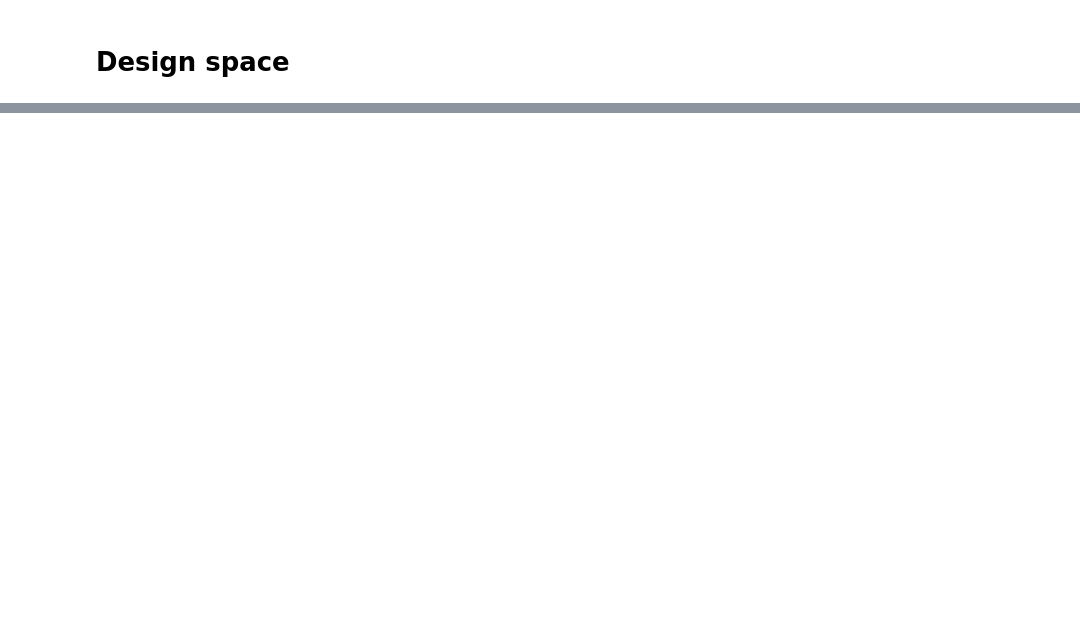
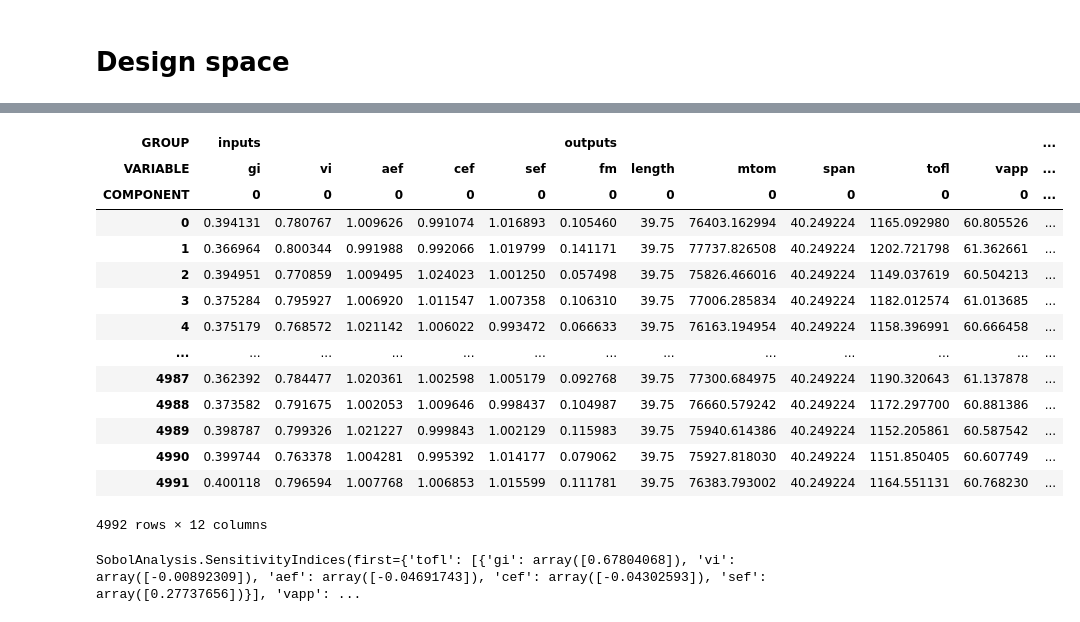
Before and after one commit to AlexandreDemarquet/projet_metamodelisation, a Jupyter notebook: pbm2_usecase2.ipynb, the cells around one changed output, grey strips where cells are left out. Cells and saved outputs as stored; diff of their text form; code cells hidden in the pictures; blank space fills up the shorter version.

```diff
--- a/pbm2_usecase2.ipynb
+++ b/pbm2_usecase2.ipynb
@@ -178,0 +139,4 @@ r2.compute_cross_validation_measure(as_dict=True)
+# %%
+sobol = SobolAnalysis()
+sobol.compute_samples([surrogate_discipline], uncertain_space, 5000)
+# %% [output]
@@ -178,0 +150,19 @@ r2.compute_cross_validation_measure(as_dict=True)
+| GROUP | inputs |  |  |  |  | outputs |  |  |  |  |  | ... |
+| VARIABLE | gi | vi | aef | cef | sef | fm | length | mtom | span | tofl | vapp | ... |
+| COMPONENT | 0 | 0 | 0 | 0 | 0 | 0 | 0 | 0 | 0 | 0 | 0 | ... |
+| 0 | 0.394131 | 0.780767 | 1.009626 | 0.991074 | 1.016893 | 0.105460 | 39.75 | 76403.162994 | 40.249224 | 1165.092980 | 60.805526 | ... |
+| 1 | 0.366964 | 0.800344 | 0.991988 | 0.992066 | 1.019799 | 0.141171 | 39.75 | 77737.826508 | 40.249224 | 1202.721798 | 61.362661 | ... |
+| 2 | 0.394951 | 0.770859 | 1.009495 | 1.024023 | 1.001250 | 0.057498 | 39.75 | 75826.466016 | 40.249224 | 1149.037619 | 60.504213 | ... |
+| 3 | 0.375284 | 0.795927 | 1.006920 | 1.011547 | 1.007358 | 0.106310 | 39.75 | 77006.285834 | 40.249224 | 1182.012574 | 61.013685 | ... |
+| 4 | 0.375179 | 0.768572 | 1.021142 | 1.006022 | 0.993472 | 0.066633 | 39.75 | 76163.194954 | 40.249224 | 1158.396991 | 60.666458 | ... |
+| ... | ... | ... | ... | ... | ... | ... | ... | ... | ... | ... | ... | ... |
+| 4987 | 0.362392 | 0.784477 | 1.020361 | 1.002598 | 1.005179 | 0.092768 | 39.75 | 77300.684975 | 40.249224 | 1190.320643 | 61.137878 | ... |
+| 4988 | 0.373582 | 0.791675 | 1.002053 | 1.009646 | 0.998437 | 0.104987 | 39.75 | 76660.579242 | 40.249224 | 1172.297700 | 60.881386 | ... |
+| 4989 | 0.398787 | 0.799326 | 1.021227 | 0.999843 | 1.002129 | 0.115983 | 39.75 | 75940.614386 | 40.249224 | 1152.205861 | 60.587542 | ... |
+| 4990 | 0.399744 | 0.763378 | 1.004281 | 0.995392 | 1.014177 | 0.079062 | 39.75 | 75927.818030 | 40.249224 | 1151.850405 | 60.607749 | ... |
+| 4991 | 0.400118 | 0.796594 | 1.007768 | 1.006853 | 1.015599 | 0.111781 | 39.75 | 76383.793002 | 40.249224 | 1164.551131 | 60.768230 | ... |
+4992 rows × 12 columns
+# %%
+sobol.compute_indices(output_names=["tofl", "vapp","vz","fm","mtom"])
+# %% [output]
+SobolAnalysis.SensitivityIndices(first={'tofl': [{'gi': array([0.67804068]), 'vi': array([-0.00892309]), 'aef': array([-0.04691743]), 'cef': array([-0.04302593]), 'sef': array([0.27737656])}], 'vapp': ...
```
Also changed, not shown: parts of 23 cells of this notebook, 6 other files.
